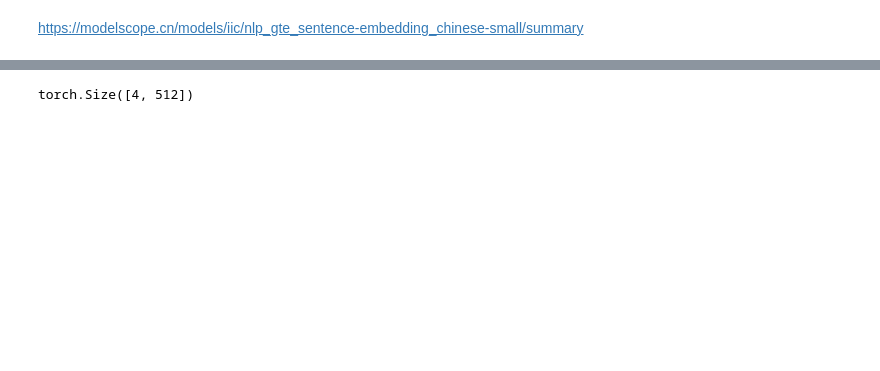
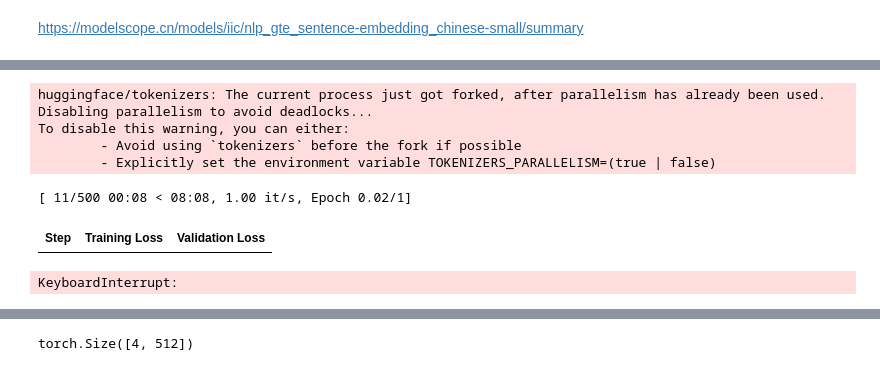
Before and after one commit to XMK233/ML_Tryout, a Jupyter notebook: LLM/20240605_zhongyi/pipline/x-fine_tune-GTE.ipynb, the cells around one changed output, grey strips where cells are left out. Saved outputs shown, nothing was run; the diff lists cells and outputs as text; code cells hidden in the pictures; blank space fills up the shorter version.

```diff
--- a/LLM/20240605_zhongyi/pipline/x-fine_tune-GTE.ipynb
+++ b/LLM/20240605_zhongyi/pipline/x-fine_tune-GTE.ipynb
@@ -253,0 +307,25 @@ trainer.train()
+# %%
+training_args = TrainingArguments(
+    output_dir=create_trained_models_path("try_ft/"), # output directory to where save model checkpoint
+    evaluation_strategy="steps", # evaluate each `logging_steps` steps
+    overwrite_output_dir=True,
+    num_train_epochs=1, # number of training epochs, feel free to tweak
+    per_device_train_batch_size=10, # the training batch size, put it as high as your GPU memory fits
+    gradient_accumulation_steps=8, # accumulating the gradients before updating the weights
+    per_device_eval_batch_size=10, # evaluation batch size
+    logging_steps=1000, # evaluate, log and save model checkpoints every 1000 step
+    save_steps=100,
+    # load_best_model_at_end=True, # whether to load the best model (in terms of loss) at the end of training
+    # save_total_limit=3, # whether you don't have much space so you let only 3 model weights saved in the disk
+)
+# %%
+train_txt = [
+    "不可以，早晨喝牛奶不科学",
+    "吃了海鲜后是不能再喝牛奶的，因为牛奶中含得有维生素C，如果海鲜喝牛奶一起服用会对人体造成一定的伤害",
+    "吃海鲜是不能同时喝牛奶吃水果，这个至少间隔6小时以上才可以。",
+    "吃海鲜是不可以吃柠檬的因为其中的维生素C会和海鲜中的矿物质形成砷"
+] * 10000
+test_txt = [
+    "东北教育资源应该对全世界开放，让南方人自己卷。",
+    "如果穿一套这个肯定就不是奇装异服了。",
+] * 10000
@@ -253,0 +334,6 @@ trainer.train()
+# %%
+train_dataset = Dataset.from_dict(tokenizer(train_txt))#.to("mps")
+test_dataset = Dataset.from_dict(tokenizer(test_txt))#.to("mps")
+# %%
+train_dataset.set_format(type="torch")
+test_dataset.set_format(type="torch")
@@ -253,0 +342,18 @@ trainer.train()
+# %%
+trainer = Trainer(
+    model=model,
+    args=training_args,
+    data_collator=data_collator,
+    train_dataset=train_dataset,#.select(range(10000)),
+    eval_dataset=test_dataset,#.select(range(10000)),
+)
+# train the model
+trainer.train()
+# %% [output]
+huggingface/tokenizers: The current process just got forked, after parallelism has already been used. Disabling parallelism to avoid deadlocks...
+To disable this warning, you can either:
+        - Avoid using `tokenizers` before the fork if possible
+        - Explicitly set the environment variable TOKENIZERS_PARALLELISM=(true | false)
+[ 11/500 00:08 < 08:08, 1.00 it/s, Epoch 0.02/1]
+| Step | Training Loss | Validation Loss |
+KeyboardInterrupt:
```
Also changed, not shown: parts of 26 cells of this notebook, 2 other files.
